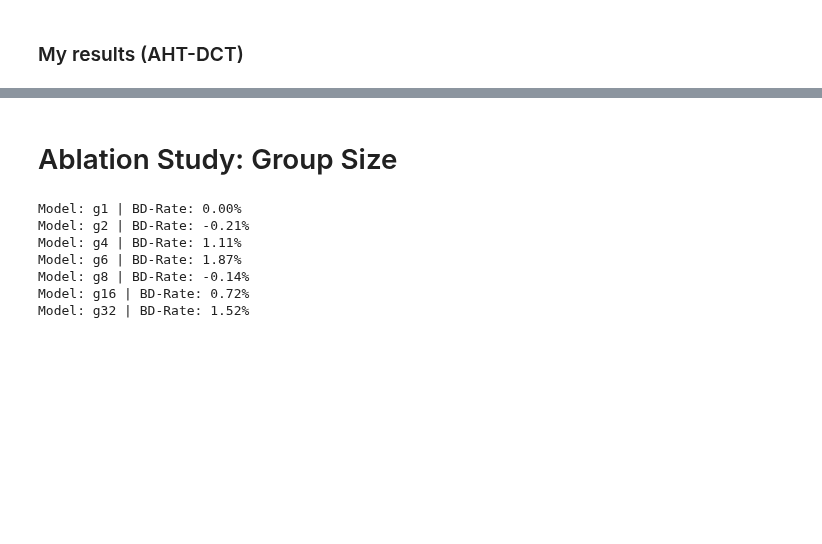
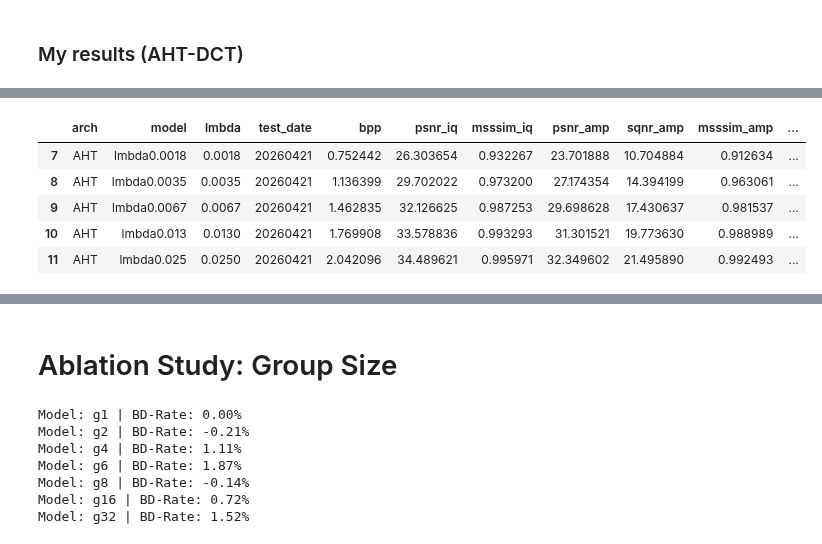
Before and after one commit to zb-umkc/PACT, a Jupyter notebook: analysis.ipynb, the cells around one changed output, grey strips where cells are left out. Cells and saved outputs as stored; diff of their text form; code cells hidden in the pictures; blank space fills up the shorter version.

```diff
--- a/analysis.ipynb
+++ b/analysis.ipynb
@@ -40,6 +40,18 @@ results_highres_df.head()
 | 37 | AHT | lmbda0.0067 | 0.0067 | 20260420 | 1.661057 | 29.876338 | 0.989030 | 27.611407 | 18.625248 | 0.981686 | ... |
 | 38 | AHT | lmbda0.013 | 0.0130 | 20260420 | 1.987534 | 30.815164 | 0.993959 | 28.668565 | 20.567801 | 0.987653 | ... |
 | 39 | AHT | lmbda0.025 | 0.0250 | 20260420 | 2.275345 | 31.362702 | 0.996077 | 29.389894 | 21.943230 | 0.991039 | ... |
+# %%
+results_full_df = pd.read_csv("results_full.csv", header=0).sort_values(["arch", "model", "lmbda"])
+results_full_df = results_full_df[results_full_df["bpp"] > 0.1]
+
+results_full_df.head()
+# %% [output]
+|  | arch | model | lmbda | test_date | bpp | psnr_iq | msssim_iq | psnr_amp | sqnr_amp | msssim_amp | ... |
+| 7 | AHT | lmbda0.0018 | 0.0018 | 20260421 | 0.752442 | 26.303654 | 0.932267 | 23.701888 | 10.704884 | 0.912634 | ... |
+| 8 | AHT | lmbda0.0035 | 0.0035 | 20260421 | 1.136399 | 29.702022 | 0.973200 | 27.174354 | 14.394199 | 0.963061 | ... |
+| 9 | AHT | lmbda0.0067 | 0.0067 | 20260421 | 1.462835 | 32.126625 | 0.987253 | 29.698628 | 17.430637 | 0.981537 | ... |
+| 10 | AHT | lmbda0.013 | 0.0130 | 20260421 | 1.769908 | 33.578836 | 0.993293 | 31.301521 | 19.773630 | 0.988989 | ... |
+| 11 | AHT | lmbda0.025 | 0.0250 | 20260421 | 2.042096 | 34.489621 | 0.995971 | 32.349602 | 21.495890 | 0.992493 | ... |
 # %%
 results_bench_df = pd.read_csv("results_bench.csv", header=0)
 results_bench_df = results_bench_df[results_bench_df["bpp"] > 0.1]
```
Also changed, not shown: parts of 5 cells of this notebook, 9 other files.
